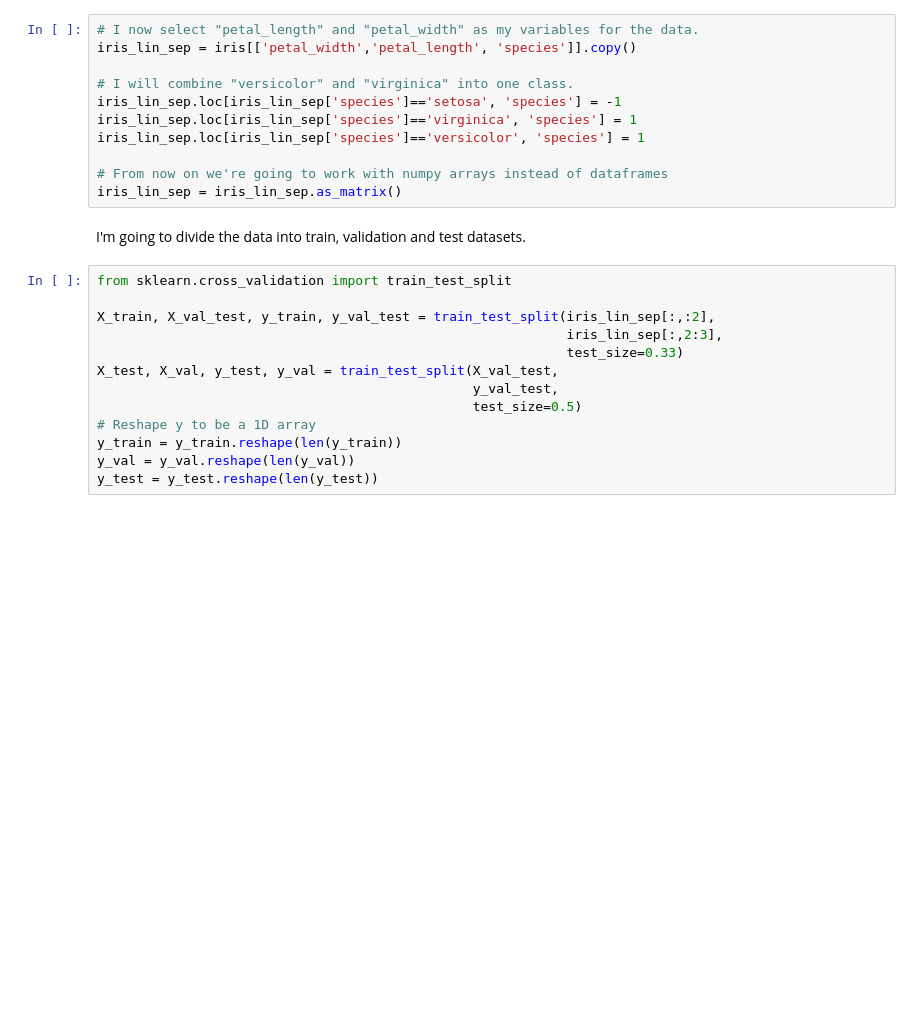
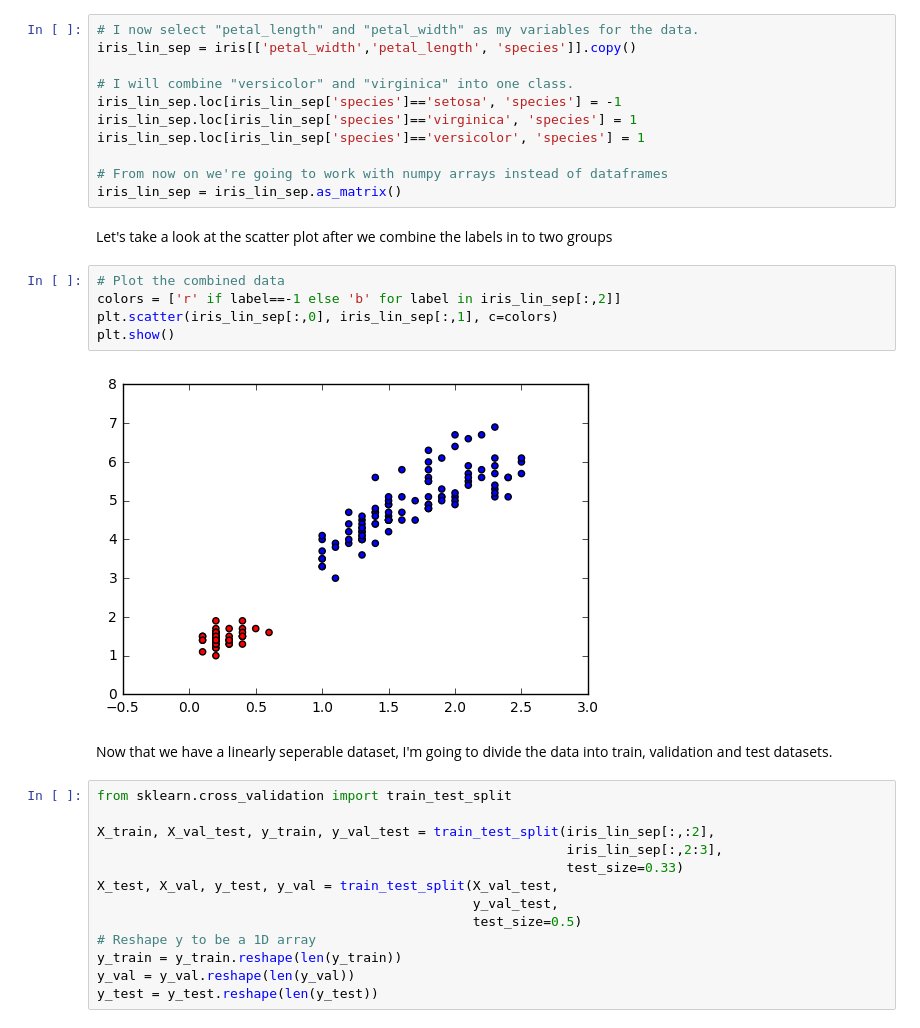
Before and after one commit to reza-asad/SVM-with-SMO, a Jupyter notebook: SVM.ipynb, the cells around one changed output. Cells and saved outputs as stored; diff of their text form; blank space fills up the shorter version.

```diff
--- a/SVM.ipynb
+++ b/SVM.ipynb
@@ -36,8 +36,17 @@ iris_lin_sep.loc[iris_lin_sep['species']=='versicolor', 'species'] = 1
 
 # From now on we're going to work with numpy arrays instead of dataframes
 iris_lin_sep = iris_lin_sep.as_matrix()
+# %% [markdown]
+Let's take a look at the scatter plot after we combine the labels in to two groups
+# %%
+# Plot the combined data
+colors = ['r' if label==-1 else 'b' for label in iris_lin_sep[:,2]]
+plt.scatter(iris_lin_sep[:,0], iris_lin_sep[:,1], c=colors)
+plt.show()
+# %% [output]
+[figure, added]
 # %% [markdown]
-I'm going to divide the data into train, validation and test datasets.
+Now that we have a linearly seperable dataset, I'm going to divide the data into train, validation and test datasets.
 # %%
 from sklearn.cross_validation import train_test_split
 
```
Also changed, not shown: parts of 3 cells of this notebook, 2 other files.
